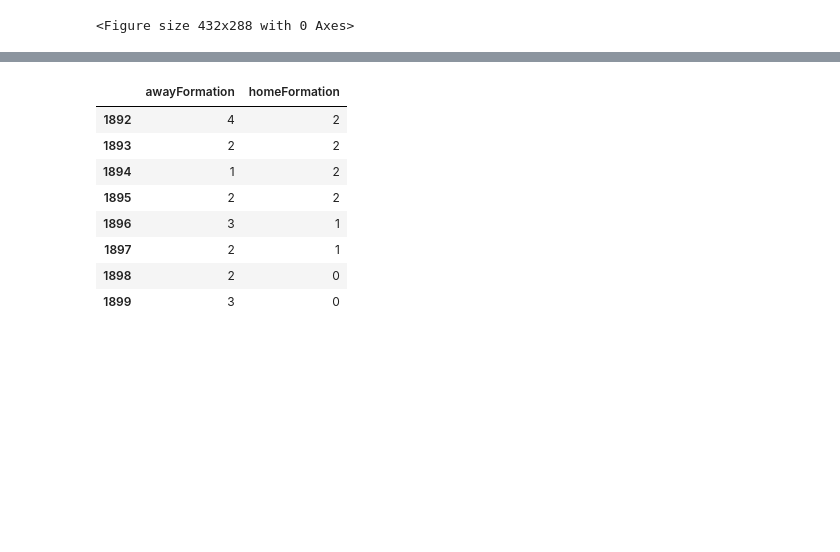
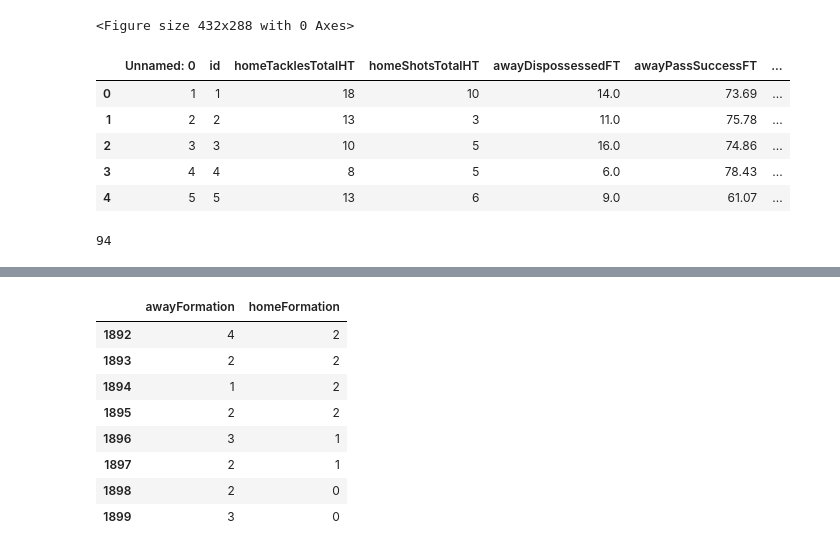
Before and after one commit to chizkidd/dsi-CapstoneProj, a Jupyter notebook: src/RollingMeans.ipynb, the cells around one changed output, grey strips where cells are left out. Cells and saved outputs as stored; diff of their text form; code cells hidden in the pictures; blank space fills up the shorter version.

```diff
--- a/src/RollingMeans.ipynb
+++ b/src/RollingMeans.ipynb
@@ -44,4 +44,17 @@ Middlesbrough           18          10         28
 [figure]
 <Figure size 432x288 with 0 Axes>
 # %%
-raw_df = pd.read_csv
+raw_df = pd.read_csv('../data/FootballEurope/FootballEurope.csv')
+# %%
+raw_df.head()
+# %% [output]
+|  | Unnamed: 0 | id | homeTacklesTotalHT | homeShotsTotalHT | awayDispossessedFT | awayPassSuccessFT | ... |
+| 0 | 1 | 1 | 18 | 10 | 14.0 | 73.69 | ... |
+| 1 | 2 | 2 | 13 | 3 | 11.0 | 75.78 | ... |
+| 2 | 3 | 3 | 10 | 5 | 16.0 | 74.86 | ... |
+| 3 | 4 | 4 | 8 | 5 | 6.0 | 78.43 | ... |
+| 4 | 5 | 5 | 13 | 6 | 9.0 | 61.07 | ... |
+# %%
+len(raw_df.columns)
+# %% [output]
+94
```
Also changed, not shown: parts of 3 cells of this notebook, 1 other file.
